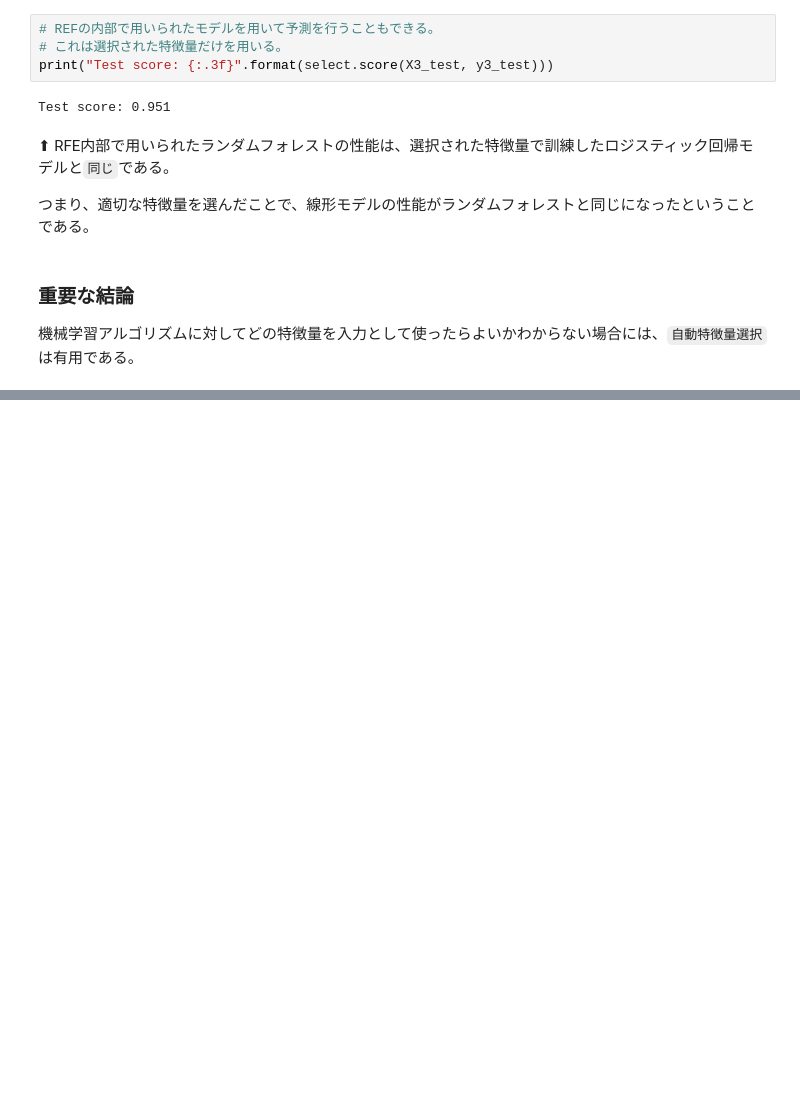
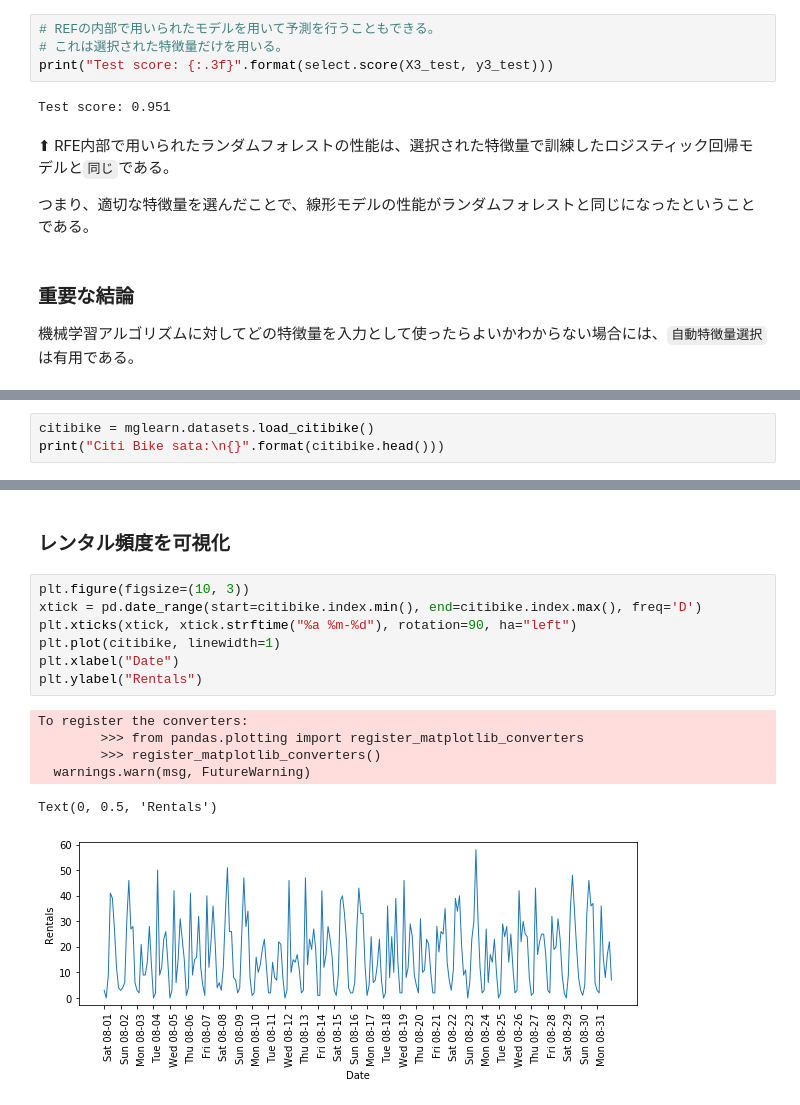
Before and after one commit to HokutoMorita/machine-learning, a Jupyter notebook: ex_feature_engineering/hands_on_feature_engineering/feature_engineering.ipynb, the cells around one changed output, grey strips where cells are left out. Drawn from its saved outputs; the diff is of its cells as text; blank space fills up the shorter version.

```diff
--- a/ex_feature_engineering/hands_on_feature_engineering/feature_engineering.ipynb
+++ b/ex_feature_engineering/hands_on_feature_engineering/feature_engineering.ipynb
@@ -462,0 +492,3 @@ Test score: 0.951
+# %%
+citibike = mglearn.datasets.load_citibike()
+print("Citi Bike sata:\n{}".format(citibike.head()))
@@ -462,0 +504,16 @@ Test score: 0.951
+# %% [markdown]
+### レンタル頻度を可視化
+# %%
+plt.figure(figsize=(10, 3))
+xtick = pd.date_range(start=citibike.index.min(), end=citibike.index.max(), freq='D')
+plt.xticks(xtick, xtick.strftime("%a %m-%d"), rotation=90, ha="left")
+plt.plot(citibike, linewidth=1)
+plt.xlabel("Date")
+plt.ylabel("Rentals")
+# %% [output]
+To register the converters:
+        >>> from pandas.plotting import register_matplotlib_converters
+        >>> register_matplotlib_converters()
+  warnings.warn(msg, FutureWarning)
+Text(0, 0.5, 'Rentals')
+[figure, added]
```
Also changed, not shown: parts of 21 cells of this notebook.
